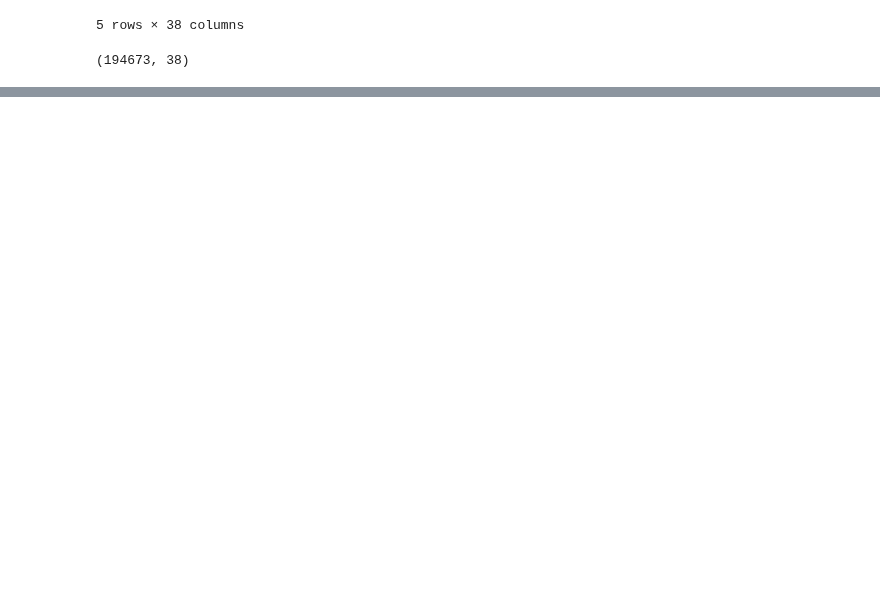
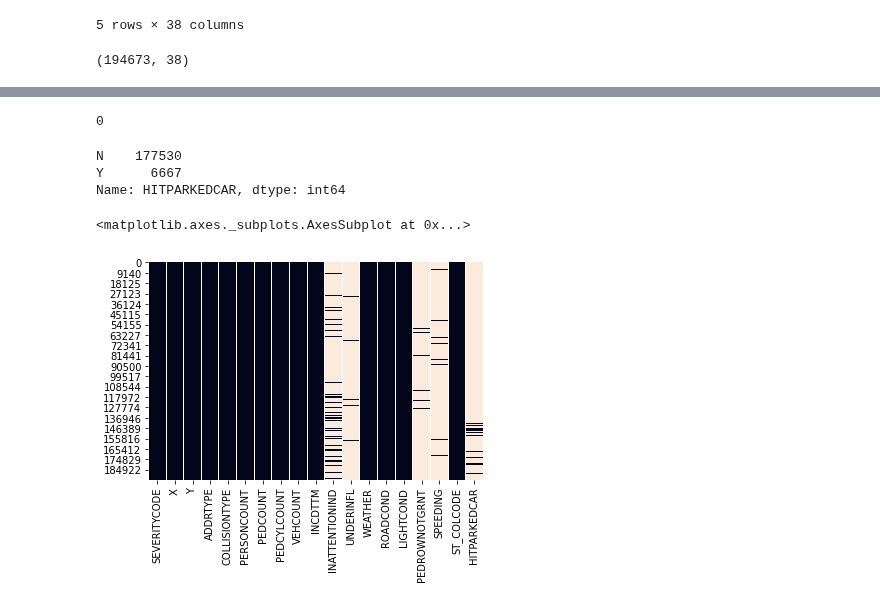
Before and after one commit to TKHigginbotham/bluesky, a Jupyter notebook: Seattle Accident Forecasting.ipynb, the cells around one changed output, grey strips where cells are left out. Saved outputs shown, nothing was run; the diff lists cells and outputs as text; code cells hidden in the pictures; blank space fills up the shorter version.

```diff
--- a/Seattle Accident Forecasting.ipynb
+++ b/Seattle Accident Forecasting.ipynb
@@ -89,0 +230,3 @@ dtype: object
+# %%
+df_clean['UNDERINFL'] = df_clean['UNDERINFL'].str.replace('N', '0').str.replace('1', 'Y')
+df_clean['UNDERINFL'] = df_clean['UNDERINFL'].replace('0', np.nan)
@@ -89,0 +250,3 @@ dtype: object
+# %%
+df_clean['WEATHER'] = df_clean['WEATHER'].str.replace('Partly Cloudy', 'Clear')
+df_clean['WEATHER'] = df_clean['WEATHER'].fillna('Unknown')
@@ -89,0 +268,19 @@ dtype: object
+# %%
+df_clean['LIGHTCOND'] = df_clean['LIGHTCOND'].str.replace('Dark - No Street Lights', 'Dark - Street Lights Off')
+df_clean['LIGHTCOND'] = df_clean['LIGHTCOND'].str.replace('Dark - Unknown Lighting', 'Dark - Street Lights Off')
+df_clean['LIGHTCOND'] = df_clean['LIGHTCOND'].fillna('Unknown')
+# %%
+print(df_clean['HITPARKEDCAR'].isnull().sum())
+df_clean['HITPARKEDCAR'].value_counts()
+# %% [output]
+0
+N    177530
+Y      6667
+Name: HITPARKEDCAR, dtype: int64
+# %%
+df_clean['HITPARKEDCAR'] = df_clean['HITPARKEDCAR'].replace('N', np.nan)
+# %%
+sns.heatmap(df_clean.isnull(), cbar=False)
+# %% [output]
+<matplotlib.axes._subplots.AxesSubplot at 0x...>
+[figure, added]
```
Also changed, not shown: parts of 77 cells of this notebook.
